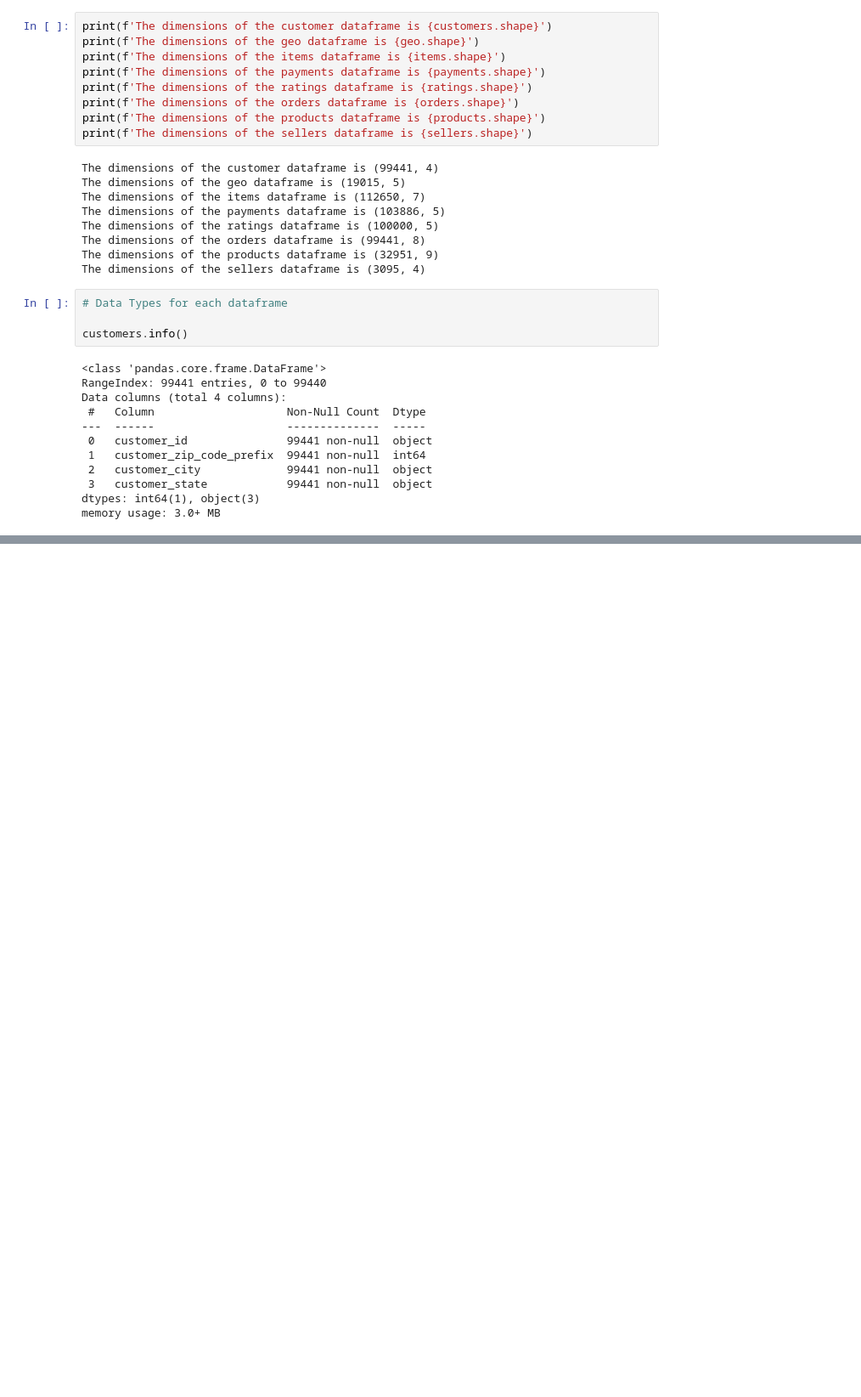
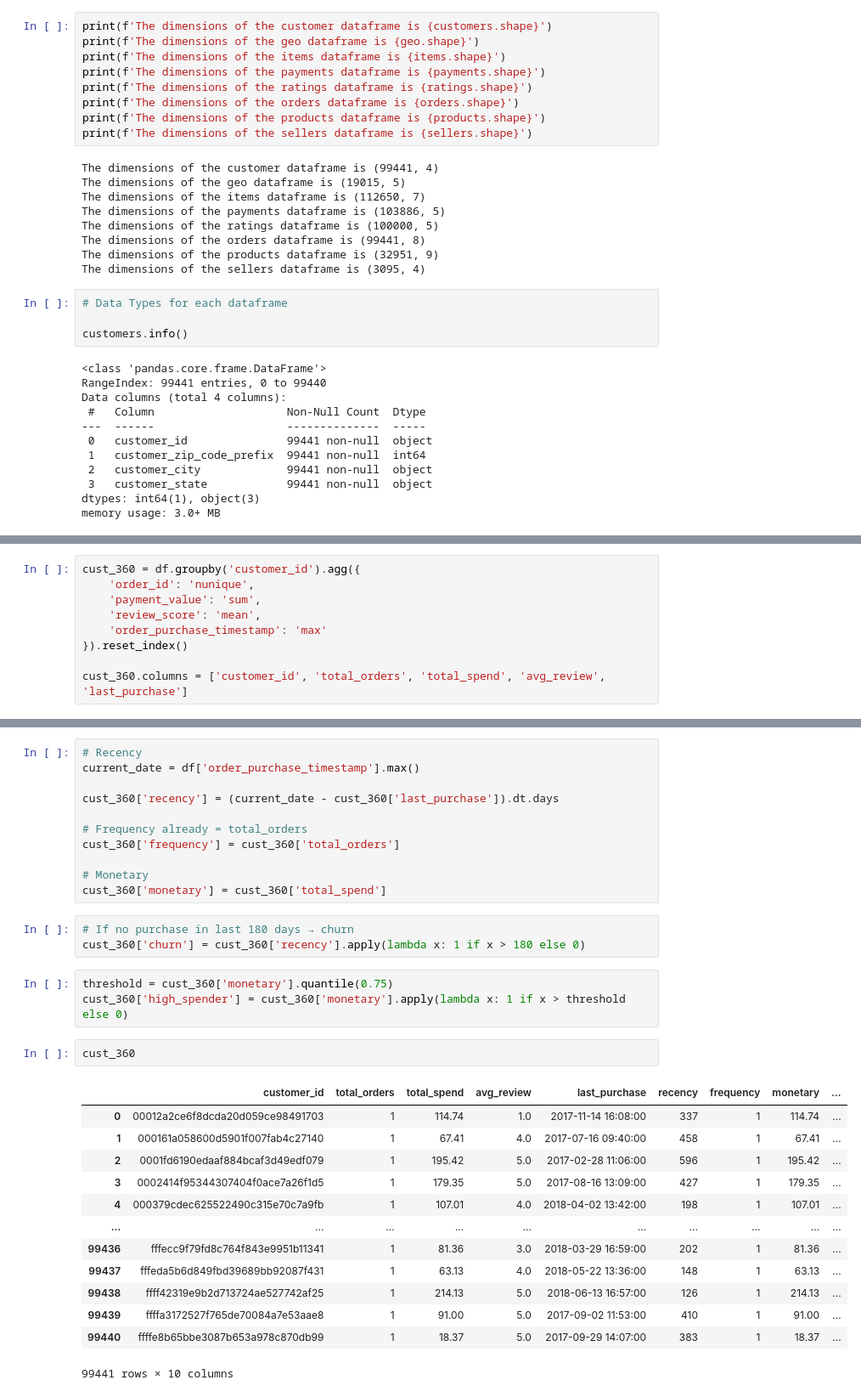
Before and after one commit to Adi46878/Customer-360-Analytics-Churn-Prediction, a Jupyter notebook: Customer_360_Assignment.ipynb, the cells around one changed output, grey strips where cells are left out. Shown at 85% size. Saved outputs shown, nothing was run; the diff lists cells and outputs as text; blank space fills up the shorter version.

Commit message:
Customer 360 completed

```diff
--- a/Customer_360_Assignment.ipynb
+++ b/Customer_360_Assignment.ipynb
@@ -427,0 +181,9 @@ customer_360_period1=
+# %%
+cust_360 = df.groupby('customer_id').agg({
+    'order_id': 'nunique',
+    'payment_value': 'sum',
+    'review_score': 'mean',
+    'order_purchase_timestamp': 'max'
+}).reset_index()
+
+cust_360.columns = ['customer_id', 'total_orders', 'total_spend', 'avg_review', 'last_purchase']
@@ -427,0 +213,33 @@ customer_360_period1=
+# %%
+# Recency
+current_date = df['order_purchase_timestamp'].max()
+
+cust_360['recency'] = (current_date - cust_360['last_purchase']).dt.days
+
+# Frequency already = total_orders
+cust_360['frequency'] = cust_360['total_orders']
+
+# Monetary
+cust_360['monetary'] = cust_360['total_spend']
+# %%
+# If no purchase in last 180 days → churn
+cust_360['churn'] = cust_360['recency'].apply(lambda x: 1 if x > 180 else 0)
+# %%
+threshold = cust_360['monetary'].quantile(0.75)
+cust_360['high_spender'] = cust_360['monetary'].apply(lambda x: 1 if x > threshold else 0)
+# %%
+cust_360
+# %% [output]
+|  | customer_id | total_orders | total_spend | avg_review | last_purchase | recency | frequency | monetary | ... |
+| 0 | 00012a2ce6f8dcda20d059ce98491703 | 1 | 114.74 | 1.0 | 2017-11-14 16:08:00 | 337 | 1 | 114.74 | ... |
+| 1 | 000161a058600d5901f007fab4c27140 | 1 | 67.41 | 4.0 | 2017-07-16 09:40:00 | 458 | 1 | 67.41 | ... |
+| 2 | 0001fd6190edaaf884bcaf3d49edf079 | 1 | 195.42 | 5.0 | 2017-02-28 11:06:00 | 596 | 1 | 195.42 | ... |
+| 3 | 0002414f95344307404f0ace7a26f1d5 | 1 | 179.35 | 5.0 | 2017-08-16 13:09:00 | 427 | 1 | 179.35 | ... |
+| 4 | 000379cdec625522490c315e70c7a9fb | 1 | 107.01 | 4.0 | 2018-04-02 13:42:00 | 198 | 1 | 107.01 | ... |
+| ... | ... | ... | ... | ... | ... | ... | ... | ... | ... |
+| 99436 | fffecc9f79fd8c764f843e9951b11341 | 1 | 81.36 | 3.0 | 2018-03-29 16:59:00 | 202 | 1 | 81.36 | ... |
+| 99437 | fffeda5b6d849fbd39689bb92087f431 | 1 | 63.13 | 4.0 | 2018-05-22 13:36:00 | 148 | 1 | 63.13 | ... |
+| 99438 | ffff42319e9b2d713724ae527742af25 | 1 | 214.13 | 5.0 | 2018-06-13 16:57:00 | 126 | 1 | 214.13 | ... |
+| 99439 | ffffa3172527f765de70084a7e53aae8 | 1 | 91.00 | 5.0 | 2017-09-02 11:53:00 | 410 | 1 | 91.00 | ... |
+| 99440 | ffffe8b65bbe3087b653a978c870db99 | 1 | 18.37 | 5.0 | 2017-09-29 14:07:00 | 383 | 1 | 18.37 | ... |
+99441 rows × 10 columns
```
Also changed, not shown: parts of 45 cells of this notebook.
